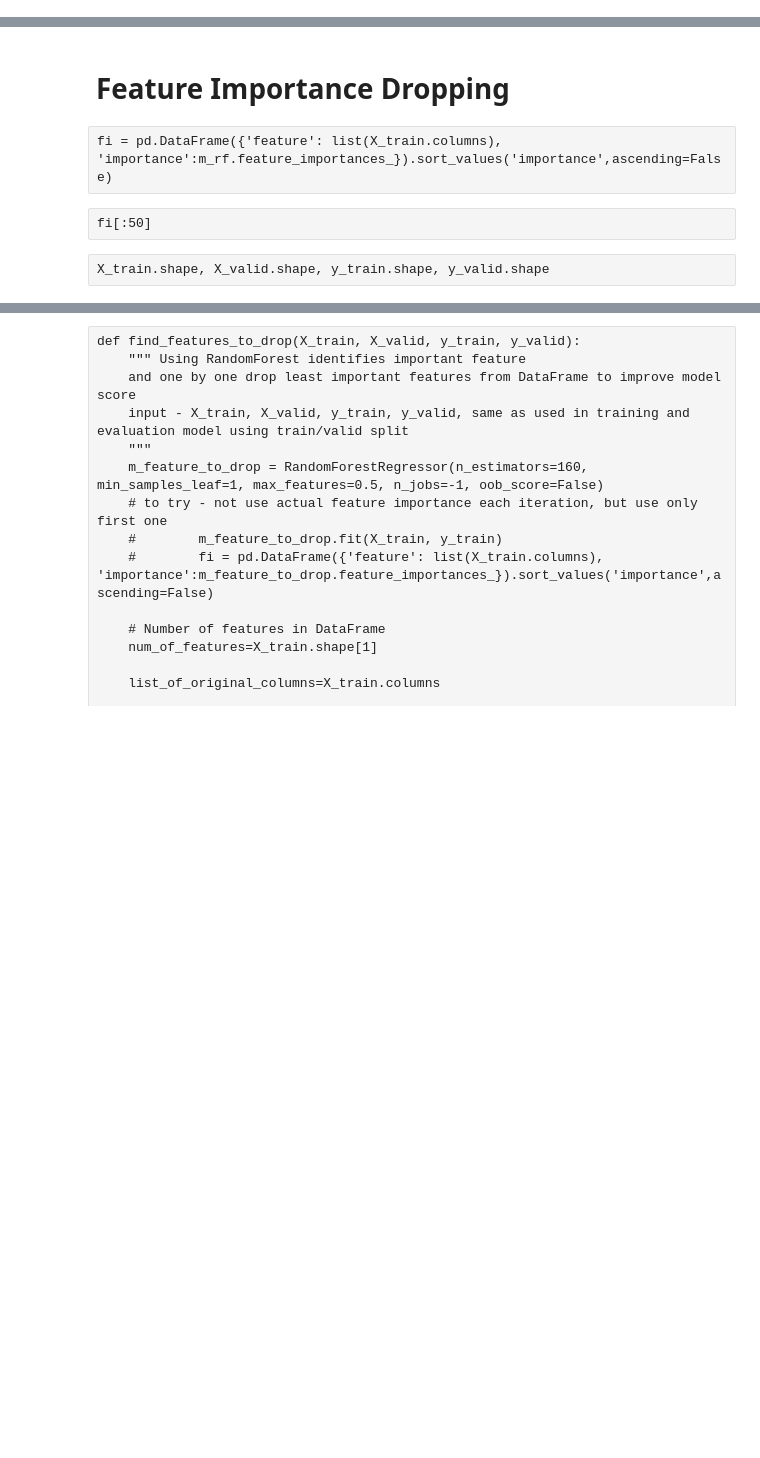
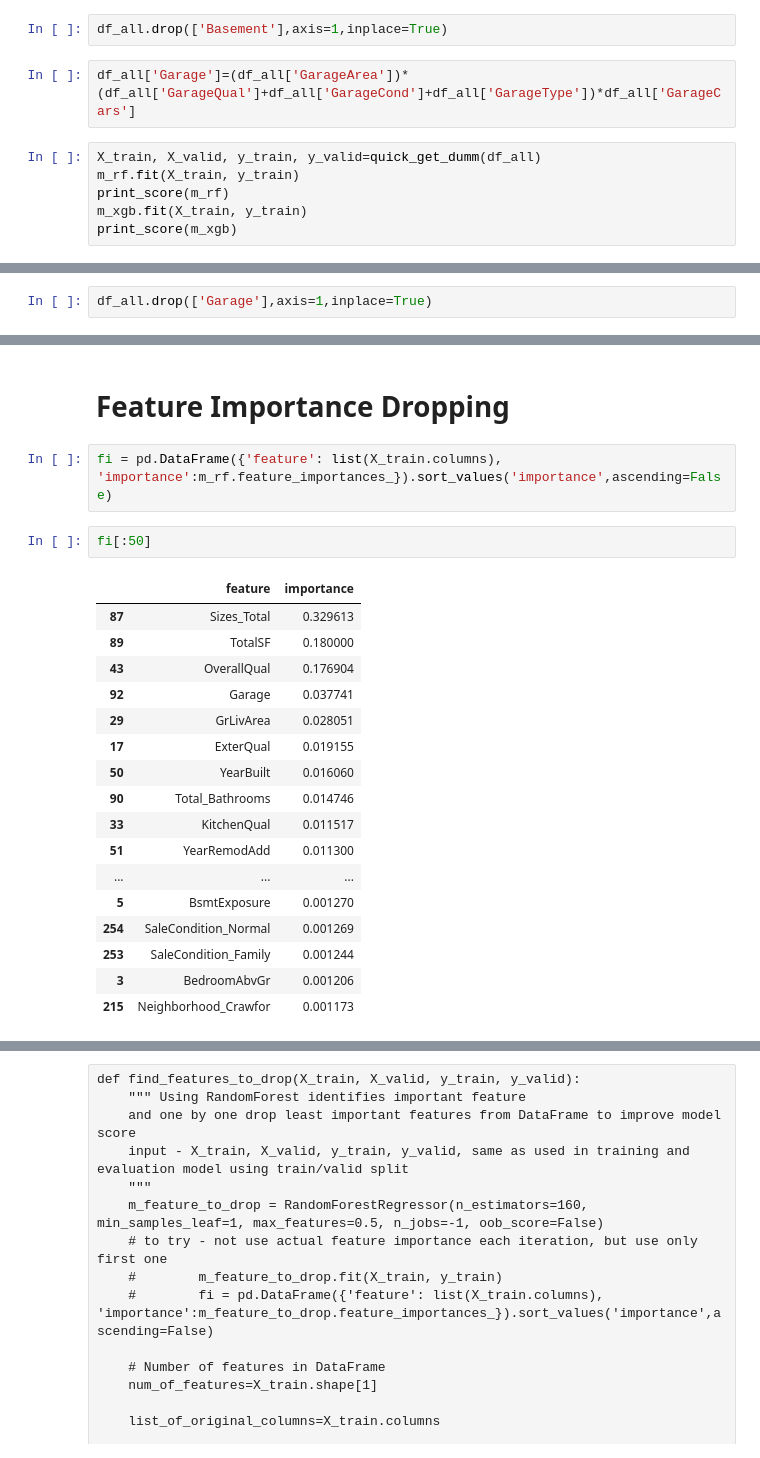
Before and after one commit to evios/repo_learning, a Jupyter notebook: house_price/house_pricing-29Aug19.ipynb, the cells around one changed output, grey strips where cells are left out. Cells and saved outputs as stored; diff of their text form; blank space fills up the shorter version.

```diff
--- a/house_price/house_pricing-29Aug19.ipynb
+++ b/house_price/house_pricing-29Aug19.ipynb
@@ -933,0 +1730,10 @@ print_score(m_rf)
+# %%
+df_all.drop(['Basement'],axis=1,inplace=True)
+# %%
+df_all['Garage']=(df_all['GarageArea'])*(df_all['GarageQual']+df_all['GarageCond']+df_all['GarageType'])*df_all['GarageCars']
+# %%
+X_train, X_valid, y_train, y_valid=quick_get_dumm(df_all)
+m_rf.fit(X_train, y_train)
+print_score(m_rf)
+m_xgb.fit(X_train, y_train)
+print_score(m_xgb)
@@ -934 +1744,3 @@ print_score(m_rf)
+# %%
+df_all.drop(['Garage'],axis=1,inplace=True)
 # %%
@@ -969,9 +1761,25 @@ df_all.select_dtypes(object).columns
 ## Housing Crisis Data 2008-2009
 # %% [markdown]
 # Feature Importance Dropping
-# %% [raw]
-fi = pd.DataFrame({'feature': list(X_train.columns), 'importance':m_rf.feature_importances_}).sort_values('importance',ascending=False)
-# %% [raw]
-fi[:50]
-# %% [raw]
-X_train.shape, X_valid.shape, y_train.shape, y_valid.shape
+# %%
+fi = pd.DataFrame({'feature': list(X_train.columns), 'importance':m_rf.feature_importances_}).sort_values('importance',ascending=False)
+# %%
+fi[:50]
+# %% [output]
+|  | feature | importance |
+| 87 | Sizes_Total | 0.329613 |
+| 89 | TotalSF | 0.180000 |
+| 43 | OverallQual | 0.176904 |
+| 92 | Garage | 0.037741 |
+| 29 | GrLivArea | 0.028051 |
+| 17 | ExterQual | 0.019155 |
+| 50 | YearBuilt | 0.016060 |
+| 90 | Total_Bathrooms | 0.014746 |
+| 33 | KitchenQual | 0.011517 |
+| 51 | YearRemodAdd | 0.011300 |
+| ... | ... | ... |
+| 5 | BsmtExposure | 0.001270 |
+| 254 | SaleCondition_Normal | 0.001269 |
+| 253 | SaleCondition_Family | 0.001244 |
+| 3 | BedroomAbvGr | 0.001206 |
+| 215 | Neighborhood_Crawfor | 0.001173 |
```
Also changed, not shown: parts of 164 cells of this notebook, 1 other file.
